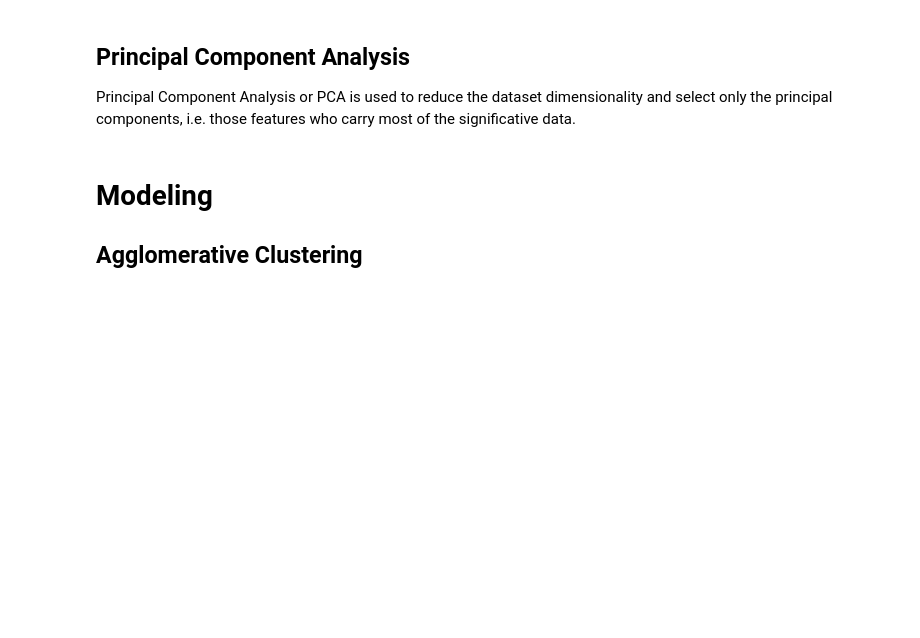
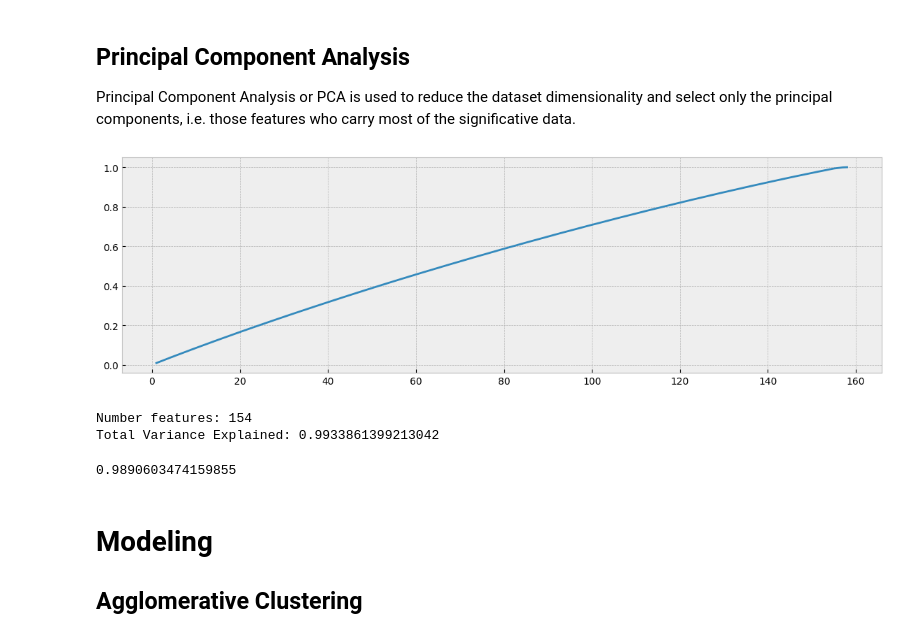
Before and after one commit to angelonazzaro/ZaMatcher, a Jupyter notebook: clustering.ipynb, the cells around one changed output. Cells and saved outputs as stored; diff of their text form; code cells hidden in the pictures; blank space fills up the shorter version.

```diff
--- a/clustering.ipynb
+++ b/clustering.ipynb
@@ -102,33 +79,39 @@ training_df.head()
 ## Principal Component Analysis
 Principal Component Analysis or PCA is used to reduce the dataset dimensionality and select only the principal components, i.e. those features who carry most of the significative data.
 # %%
-# from sklearn.decomposition import PCA
+from sklearn.decomposition import PCA
 
-# pca = PCA()
+pca = PCA()
 
-# pca_df = pca.fit_transform(training_df)
+pca_df = pca.fit_transform(training_df)
 
-# # Plotting to determine how many features should the dataset be reduced to
-# plt.style.use("bmh")
-# plt.figure(figsize=(14,4))
-# plt.plot(range(1,training_df.shape[1]+1), pca.explained_variance_ratio_.cumsum())
-# plt.show()
+# Plotting to determine how many features should the dataset be reduced to
+plt.style.use("bmh")
+plt.figure(figsize=(14,4))
+plt.plot(range(1,training_df.shape[1]+1), pca.explained_variance_ratio_.cumsum())
+plt.show()
 
-# # Finding the exact number of features that explain at least 99% of the variance in the dataset
-# total_explained_variance = pca.explained_variance_ratio_.cumsum()
-# n_over_99 = len(total_explained_variance[total_explained_variance>=.99])
-# n_to_reach_99 = training_df.shape[1] - n_over_99
+# Finding the exact number of features that explain at least 99% of the variance in the dataset
+total_explained_variance = pca.explained_variance_ratio_.cumsum()
+n_over_99 = len(total_explained_variance[total_explained_variance>=.99])
+n_to_reach_99 = training_df.shape[1] - n_over_99
 
-# print(f"Number features: {n_to_reach_99}\nTotal Variance Explained: {total_explained_variance[n_to_reach_99]}")
+print(f"Number features: {n_to_reach_99}\nTotal Variance Explained: {total_explained_variance[n_to_reach_99]}")
+# %% [output]
+[figure, added]
+Number features: 154
+Total Variance Explained: 0.9933861399213042
 # %%
-# # Reducing the dataset to the number of features determined before
-# pca = PCA(n_components=n_to_reach_99)
+# Reducing the dataset to the number of features determined before
+pca = PCA(n_components=n_to_reach_99)
 
-# # Fitting and transforming the dataset to the stated number of features and creating a new DF
-# pca_df = pca.fit_transform(training_df)
+# Fitting and transforming the dataset to the stated number of features and creating a new DF
+pca_df = pca.fit_transform(training_df)
 
-# # Seeing the variance ratio that still remains after the dataset has been reduced
-# print(pca.explained_variance_ratio_.cumsum()[-1])
+# Seeing the variance ratio that still remains after the dataset has been reduced
+print(pca.explained_variance_ratio_.cumsum()[-1])
+# %% [output]
+0.9890603474159855
 # %% [markdown]
 # Modeling
 
```
Also changed, not shown: parts of 9 cells of this notebook, 1 other file.
